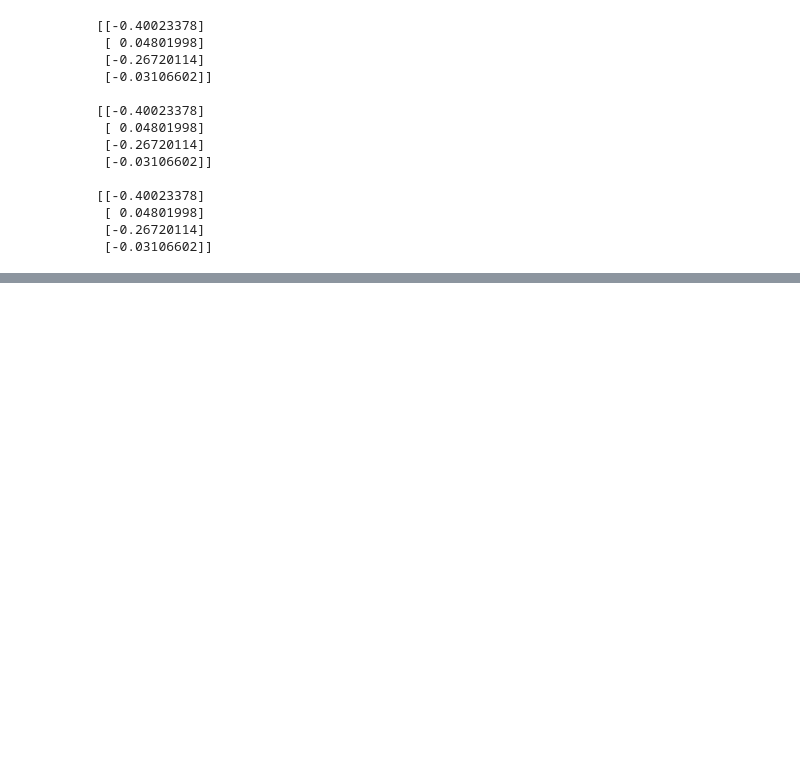
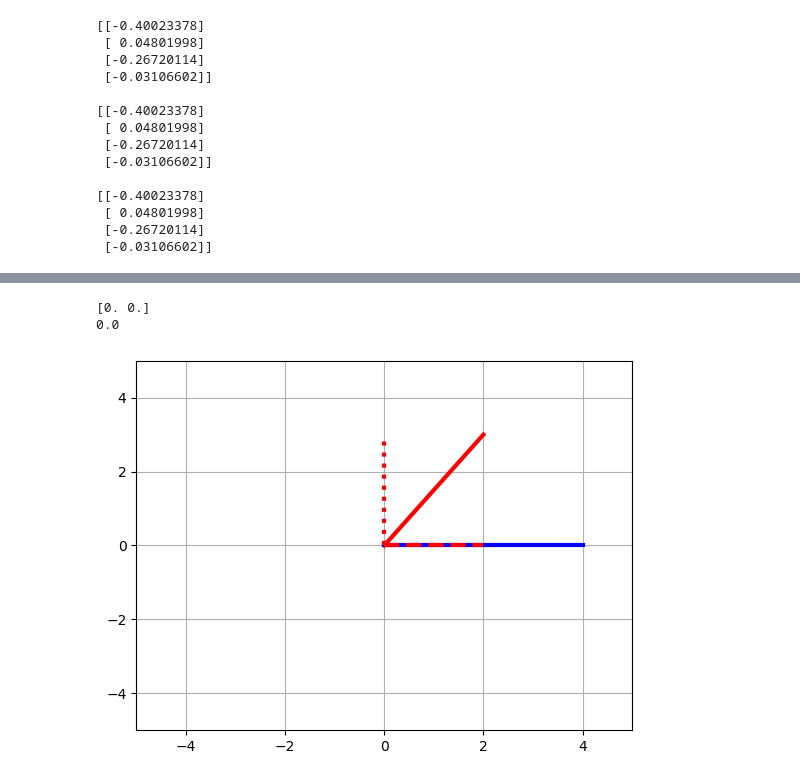
Before and after one commit to matansharon/Math_with_python, a Jupyter notebook: main.ipynb, the cells around one changed output, grey strips where cells are left out. Cells and saved outputs as stored; diff of their text form; code cells hidden in the pictures; blank space fills up the shorter version.

```diff
--- a/main.ipynb
+++ b/main.ipynb
@@ -599,0 +609,20 @@ print(x2,   '\n')
+# %%
+w=np.array([2,3])
+v=np.array([4,0])
+beta=np.dot(v,w)/np.dot(v,v)
+w_par_v=beta*v
+w_perp_v=w-w_par_v
+print((w_par_v+w_perp_v)-w)
+print(np.dot(w_par_v,w_perp_v))
+
+plt.plot([0,w[0]],[0,w[1]],'r',linewidth=3)
+plt.plot([0,v[0]],[0,v[1]],'b',linewidth=3)
+plt.plot([0,w_par_v[0]],[0,w_par_v[1]],'r--',linewidth=3)
+plt.plot([0,w_perp_v[0]],[0,w_perp_v[1]],'r:',linewidth=3)
+plt.grid()
+plt.axis([-5,5,-5,5])
+plt.show()
+# %% [output]
+[0. 0.]
+0.0
+[figure, added]
```
Also changed, not shown: parts of 1 cell of this notebook.
